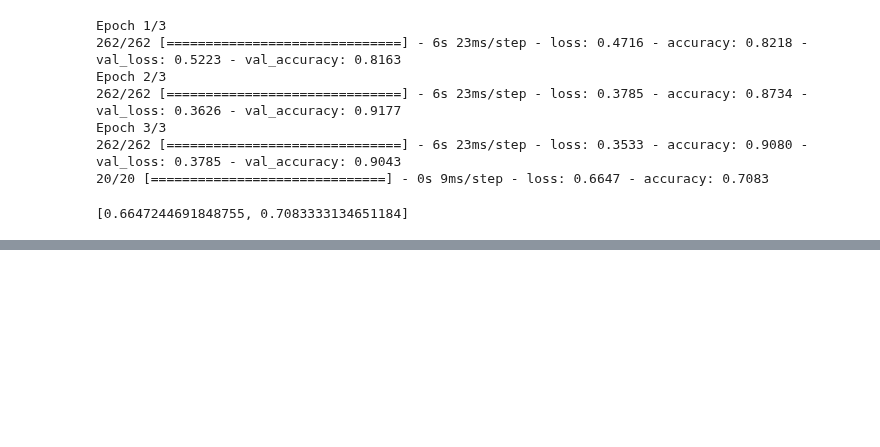
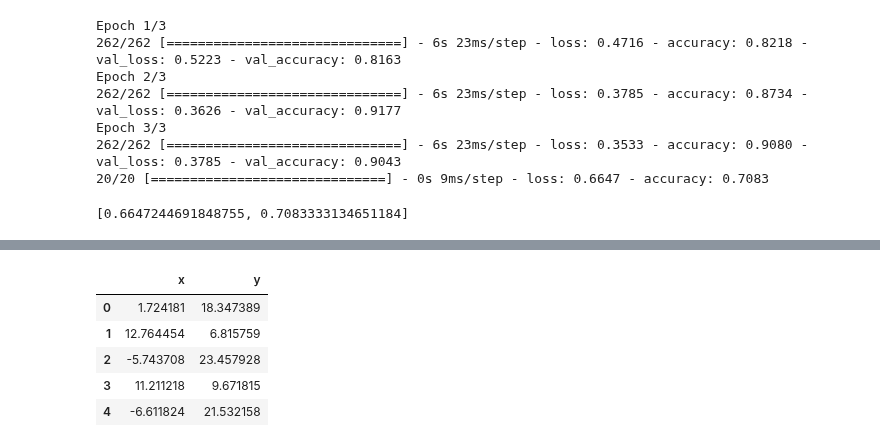
Before and after one commit to maloyan/HW_keras, a Jupyter notebook: hw.ipynb, the cells around one changed output, grey strips where cells are left out. Saved outputs shown, nothing was run; the diff lists cells and outputs as text; code cells hidden in the pictures; blank space fills up the shorter version.

```diff
--- a/hw.ipynb
+++ b/hw.ipynb
@@ -459,0 +472,9 @@ print((np.where(y_test == op))[0].shape[0] / y_test.shape[0])
+# %%
+viz_df.head()
+# %% [output]
+|  | x | y |
+| 0 | 1.724181 | 18.347389 |
+| 1 | 12.764454 | 6.815759 |
+| 2 | -5.743708 | 23.457928 |
+| 3 | 11.211218 | 9.671815 |
+| 4 | -6.611824 | 21.532158 |
```
Also changed, not shown: parts of 10 cells of this notebook.
